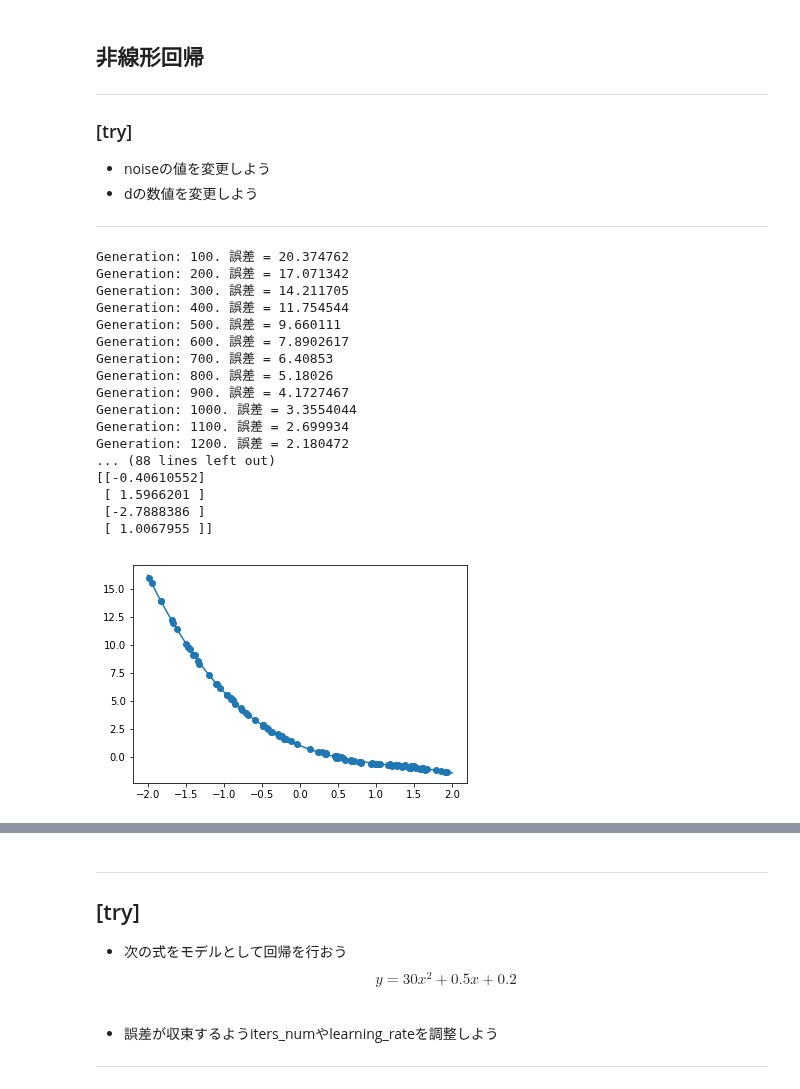
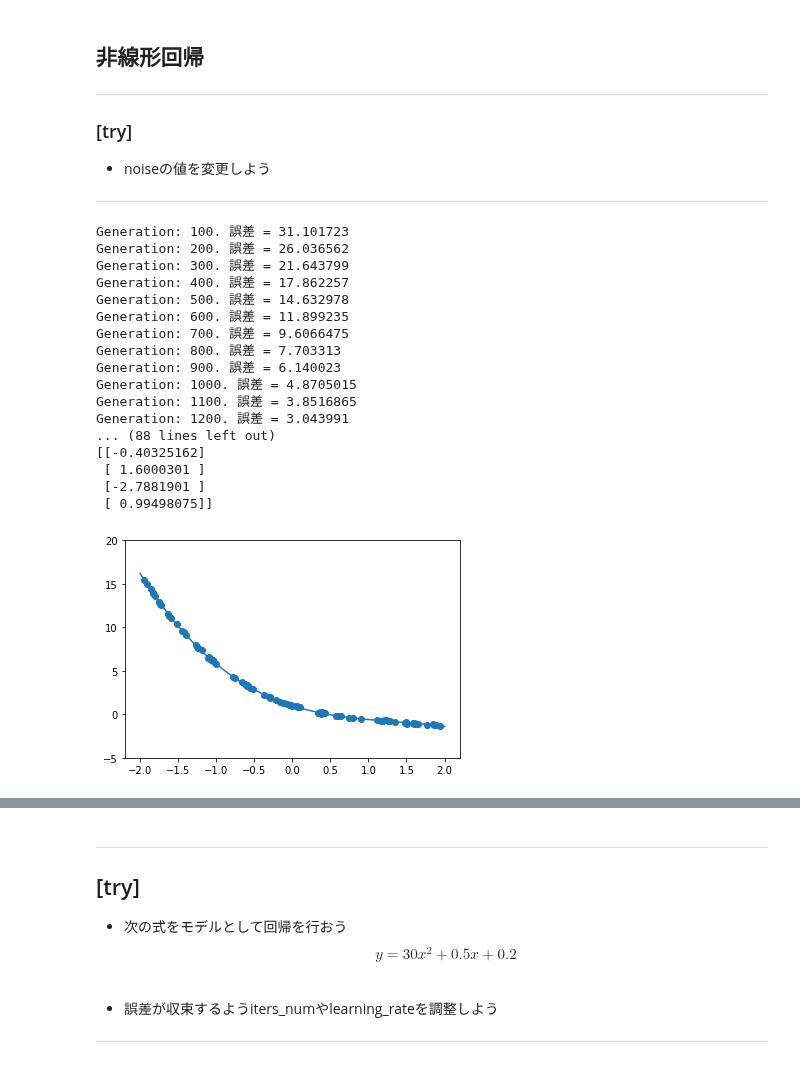
Before and after one commit to honchi-github-project/study_deeplearning_e, a Jupyter notebook: 03_exercise/lesson_4/4_1_tensorflow_codes_2.ipynb, the cells around one changed output, grey strips where cells are left out. Drawn from its saved outputs; the diff is of its cells as text; code cells hidden in the pictures.

```diff
--- a/03_exercise/lesson_4/4_1_tensorflow_codes_2.ipynb
+++ b/03_exercise/lesson_4/4_1_tensorflow_codes_2.ipynb
@@ -3,7 +3,6 @@
 ---------------------------------------------------------------------------------------------------------------------------------------------------------------------------------------------
 ### [try]
 -  noiseの値を変更しよう
--  dの数値を変更しよう
 ---------------------------------------------------------------------------------------------------------------------------------------------------------------------------------------------
 # %%
 import numpy as np
@@ -19,10 +18,10 @@ plot_interval = 100
 # データを生成
 n=100
 x = np.random.rand(n).astype(np.float32) * 4 - 2
-d =  - 0.4 * x ** 3 + 1.6 * x ** 2 - 2.8 * x + 1
+d =  - 0.4 * x ** 3 + 1.6 * x ** 2 - 2.8 * x + 1  ## original - 0.4 * x ** 3 + 1.6 * x ** 2 - 2.8 * x + 1
 
 #  ノイズを加える
-noise = 0.05
+noise = 0.05  ## original 0.05
 d = d + noise * np.random.randn(n)
 
 # モデル
@@ -48,47 +47,50 @@ x_train = np.zeros([n, 4])
 for i in range(n):
     for j in range(4):
         x_train[i, j] = x[i]**j
 
 #  トレーニング
 for i in range(iters_num):
     if (i+1) % plot_interval == 0:
         loss_val = sess.run(loss, feed_dict={xt:x_train, dt:d_train})
         W_val = sess.run(W)
         print('Generation: ' + str(i+1) + '. 誤差 = ' + str(loss_val))
     sess.run(train, feed_dict={xt:x_train,dt:d_train})
 
 print(W_val[::-1])
 
 # 予測関数
 def predict(x):
     result = 0.
     for i in range(0,4):
         result += W_val[i,0] * x ** i
     return result
 
 fig = plt.figure()
 subplot = fig.add_subplot(1,1,1)
 plt.scatter(x ,d)
+
+plt.ylim(-5, 20)  ## 【レポート提出者変更】
+
 linex = np.linspace(-2,2,100)
 liney = predict(linex)
 subplot.plot(linex,liney)
 plt.show()
 # %% [output]
-Generation: 100. 誤差 = 20.374762
-Generation: 200. 誤差 = 17.071342
-Generation: 300. 誤差 = 14.211705
-Generation: 400. 誤差 = 11.754544
-Generation: 500. 誤差 = 9.660111
-Generation: 600. 誤差 = 7.8902617
-Generation: 700. 誤差 = 6.40853
-Generation: 800. 誤差 = 5.18026
-Generation: 900. 誤差 = 4.1727467
-Generation: 1000. 誤差 = 3.3554044
-Generation: 1100. 誤差 = 2.699934
-Generation: 1200. 誤差 = 2.180472
+Generation: 100. 誤差 = 31.101723
+Generation: 200. 誤差 = 26.036562
+Generation: 300. 誤差 = 21.643799
+Generation: 400. 誤差 = 17.862257
+Generation: 500. 誤差 = 14.632978
+Generation: 600. 誤差 = 11.899235
+Generation: 700. 誤差 = 9.6066475
+Generation: 800. 誤差 = 7.703313
+Generation: 900. 誤差 = 6.140023
+Generation: 1000. 誤差 = 4.8705015
+Generation: 1100. 誤差 = 3.8516865
+Generation: 1200. 誤差 = 3.043991
 ... (88 lines left out)
-[[-0.40610552]
- [ 1.5966201 ]
- [-2.7888386 ]
- [ 1.0067955 ]]
+[[-0.40325162]
+ [ 1.6000301 ]
+ [-2.7881901 ]
+ [ 0.99498075]]
-[figure, old version]
+[figure, new version]
```
Also changed, not shown: parts of 9 cells of this notebook, 22 other files.
